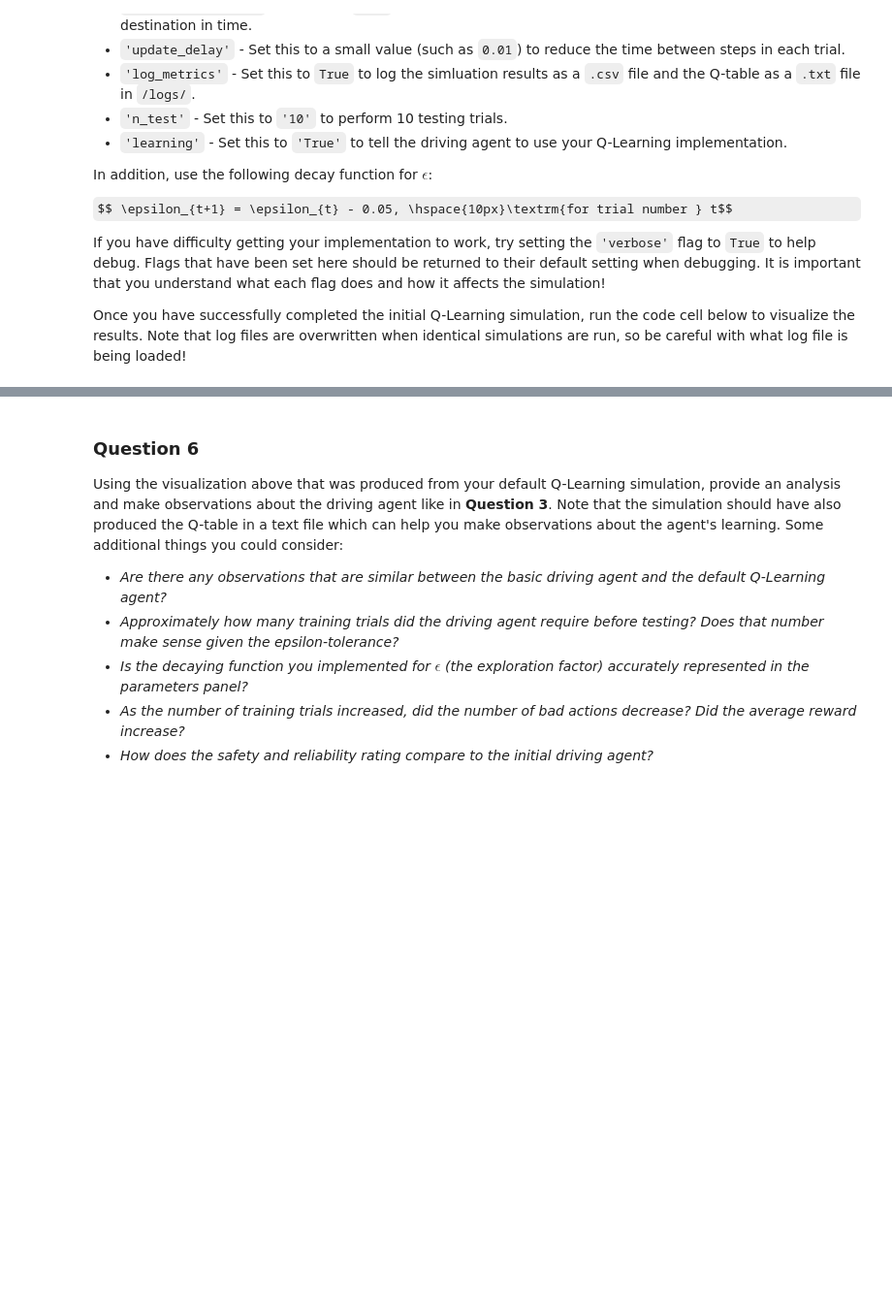
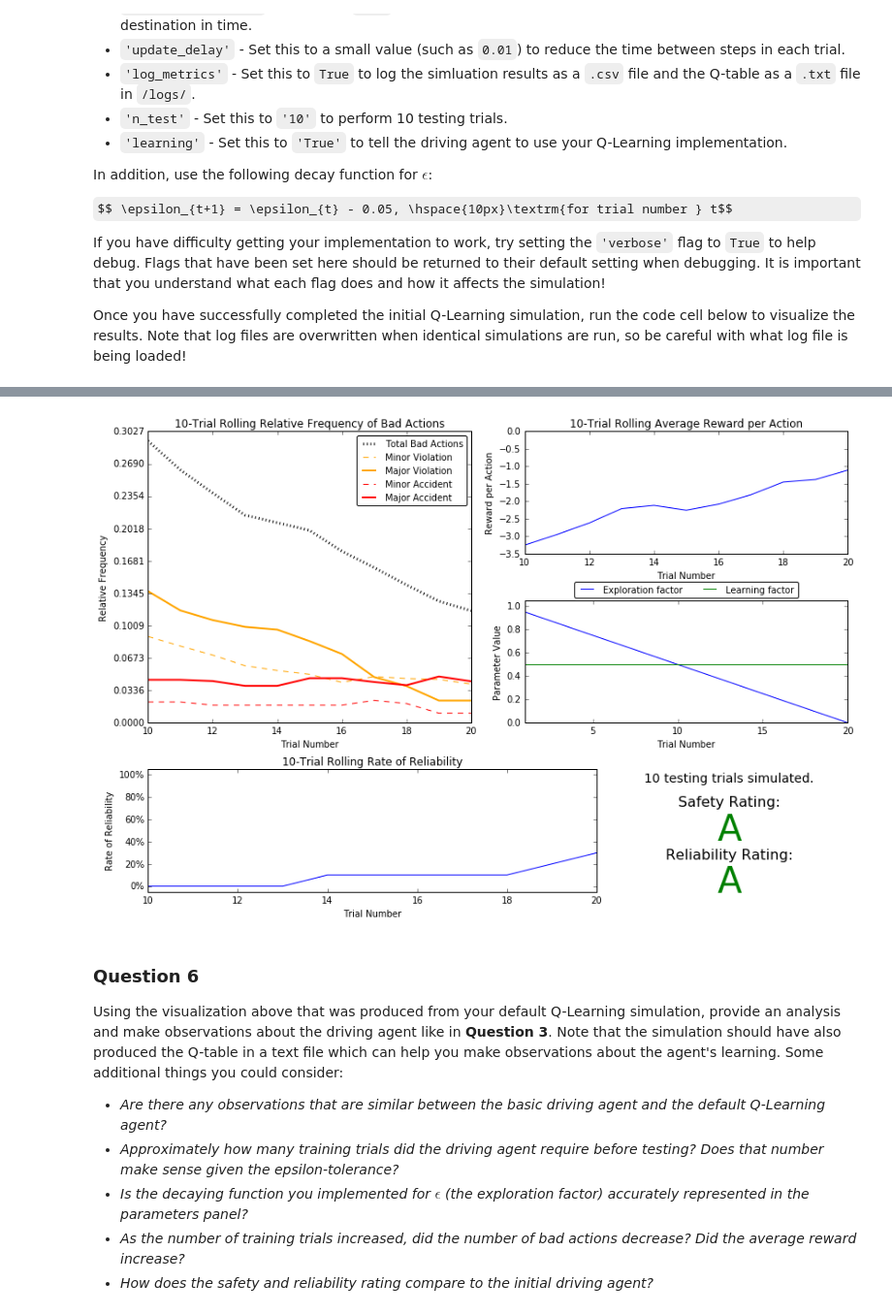
Before and after one commit to vhquang/machine-learning, a Jupyter notebook: projects/smartcab/smartcab.ipynb, the cells around one changed output, grey strips where cells are left out. Shown at 97% size. Drawn from its saved outputs; the diff is of its cells as text; code cells hidden in the pictures; some formulas as TeX source; blank space fills up the shorter version.

```diff
--- a/projects/smartcab/smartcab.ipynb
+++ b/projects/smartcab/smartcab.ipynb
@@ -207,3 +207,8 @@ vs.plot_trials('sim_default-learning.csv')
+# %%
+# run with no alpha
+vs.plot_trials('sim_default-learning.csv')
+# %% [output]
+[figure, added]
 # %% [markdown]
 ### Question 6
 Using the visualization above that was produced from your default Q-Learning simulation, provide an analysis and make observations about the driving agent like in **Question 3**. Note that the simulation should have also produced the Q-table in a text file which can help you make observations about the agent's learning. Some additional things you could consider:
```
Also changed, not shown: parts of 1 cell of this notebook, 3 other files.
